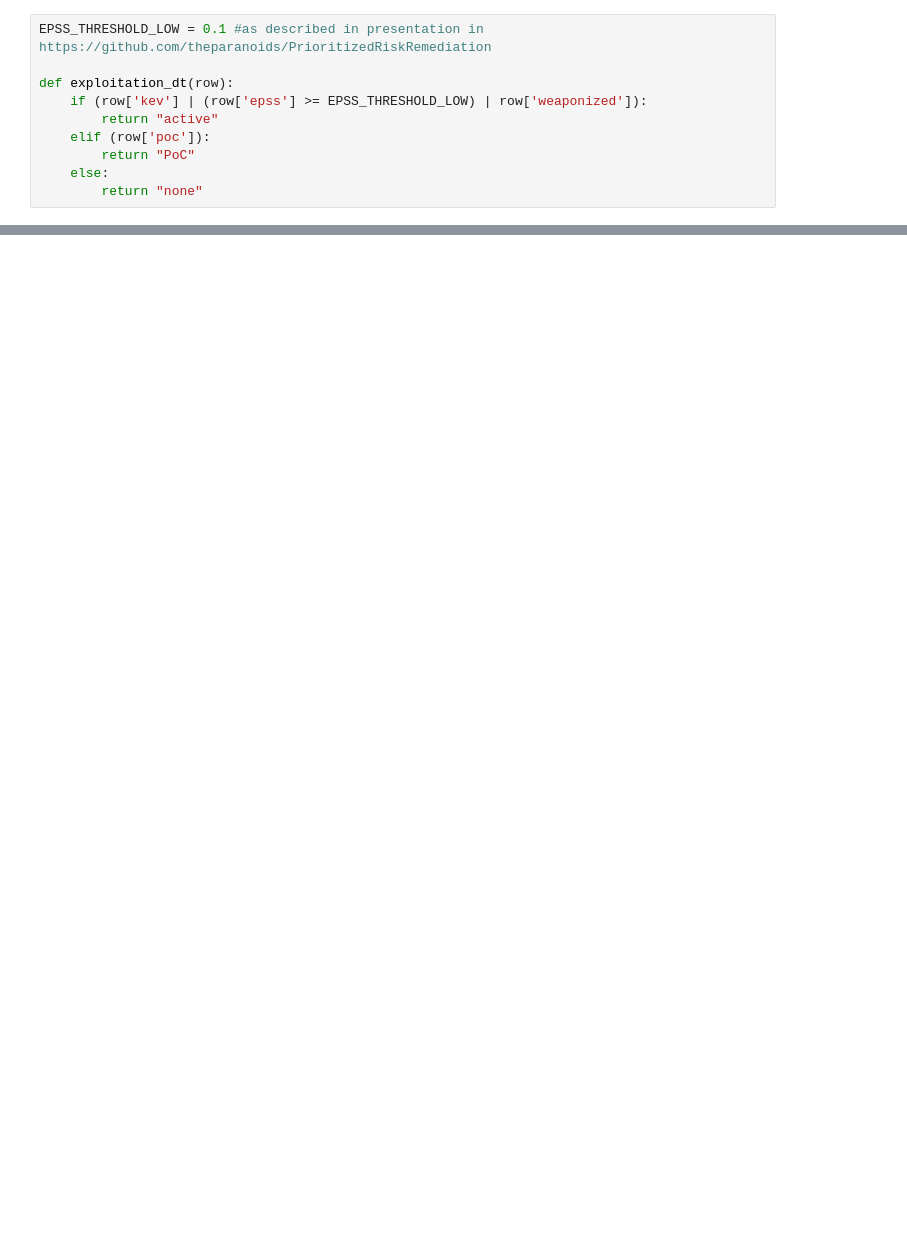
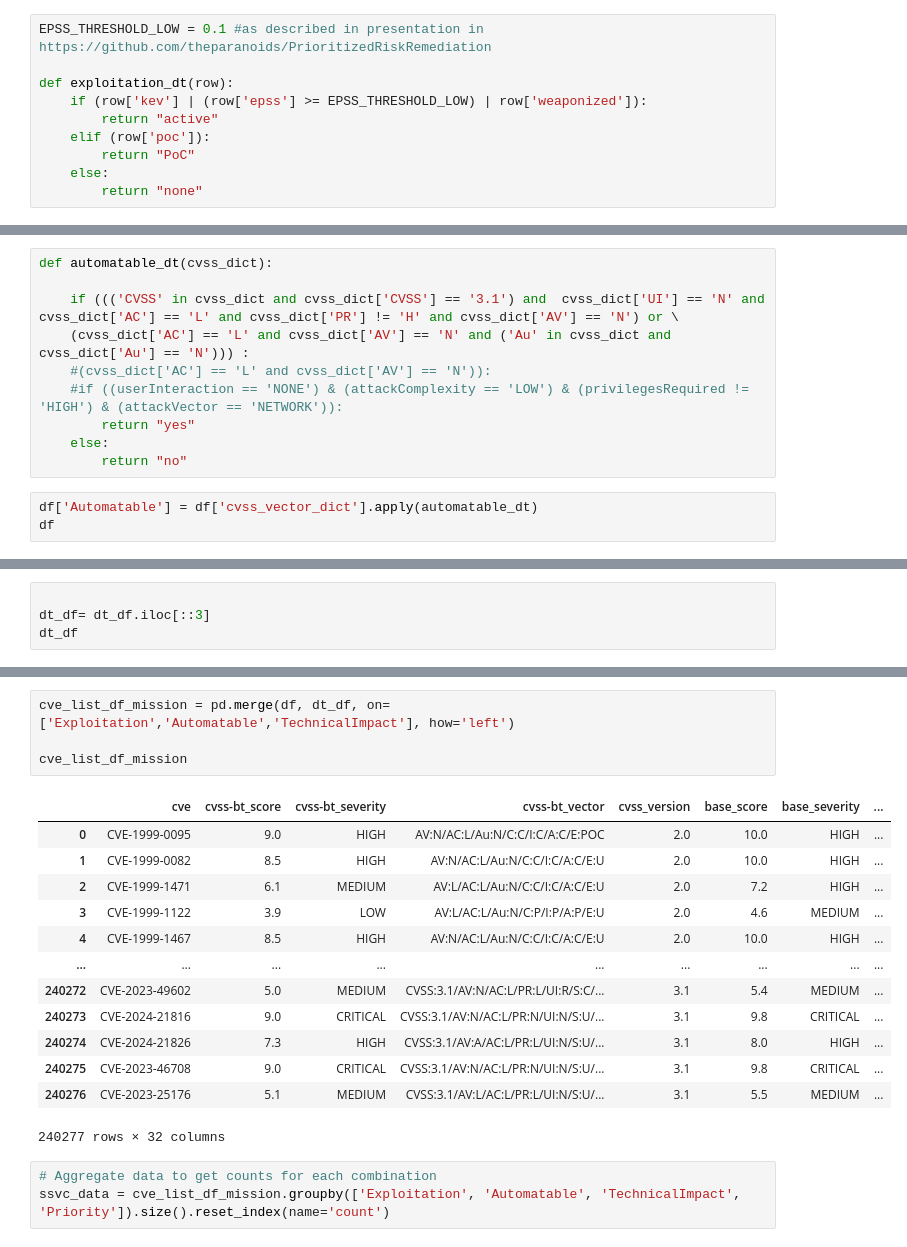
Before and after one commit to RiskBasedPrioritization/RiskBasedPrioritizationAnalysis, a Jupyter notebook: analysis/cvss-bt.ipynb, the cells around one changed output, grey strips where cells are left out. Cells and saved outputs as stored; diff of their text form; blank space fills up the shorter version.

```diff
--- a/analysis/cvss-bt.ipynb
+++ b/analysis/cvss-bt.ipynb
@@ -441,0 +598,13 @@ def technical_impact_dt(confidentialityImpact, integrityImpact):
+# %%
+def automatable_dt(cvss_dict):
+
+    if ((('CVSS' in cvss_dict and cvss_dict['CVSS'] == '3.1') and  cvss_dict['UI'] == 'N' and cvss_dict['AC'] == 'L' and cvss_dict['PR'] != 'H' and cvss_dict['AV'] == 'N') or \
+    (cvss_dict['AC'] == 'L' and cvss_dict['AV'] == 'N' and ('Au' in cvss_dict and cvss_dict['Au'] == 'N'))) :
+    #(cvss_dict['AC'] == 'L' and cvss_dict['AV'] == 'N')):
+    #if ((userInteraction == 'NONE') & (attackComplexity == 'LOW') & (privilegesRequired != 'HIGH') & (attackVector == 'NETWORK')):
+        return "yes"
+    else:
+        return "no"
+# %%
+df['Automatable'] = df['cvss_vector_dict'].apply(automatable_dt)
+df
@@ -441,0 +650,4 @@ def technical_impact_dt(confidentialityImpact, integrityImpact):
+# %%
+
+dt_df= dt_df.iloc[::3]
+dt_df
@@ -441,0 +668,21 @@ def technical_impact_dt(confidentialityImpact, integrityImpact):
+# %%
+cve_list_df_mission = pd.merge(df, dt_df, on=['Exploitation','Automatable','TechnicalImpact'], how='left')
+
+cve_list_df_mission
+# %% [output]
+|  | cve | cvss-bt_score | cvss-bt_severity | cvss-bt_vector | cvss_version | base_score | base_severity | ... |
+| 0 | CVE-1999-0095 | 9.0 | HIGH | AV:N/AC:L/Au:N/C:C/I:C/A:C/E:POC | 2.0 | 10.0 | HIGH | ... |
+| 1 | CVE-1999-0082 | 8.5 | HIGH | AV:N/AC:L/Au:N/C:C/I:C/A:C/E:U | 2.0 | 10.0 | HIGH | ... |
+| 2 | CVE-1999-1471 | 6.1 | MEDIUM | AV:L/AC:L/Au:N/C:C/I:C/A:C/E:U | 2.0 | 7.2 | HIGH | ... |
+| 3 | CVE-1999-1122 | 3.9 | LOW | AV:L/AC:L/Au:N/C:P/I:P/A:P/E:U | 2.0 | 4.6 | MEDIUM | ... |
+| 4 | CVE-1999-1467 | 8.5 | HIGH | AV:N/AC:L/Au:N/C:C/I:C/A:C/E:U | 2.0 | 10.0 | HIGH | ... |
+| ... | ... | ... | ... | ... | ... | ... | ... | ... |
+| 240272 | CVE-2023-49602 | 5.0 | MEDIUM | CVSS:3.1/AV:N/AC:L/PR:L/UI:R/S:C/... | 3.1 | 5.4 | MEDIUM | ... |
+| 240273 | CVE-2024-21816 | 9.0 | CRITICAL | CVSS:3.1/AV:N/AC:L/PR:N/UI:N/S:U/... | 3.1 | 9.8 | CRITICAL | ... |
+| 240274 | CVE-2024-21826 | 7.3 | HIGH | CVSS:3.1/AV:A/AC:L/PR:L/UI:N/S:U/... | 3.1 | 8.0 | HIGH | ... |
+| 240275 | CVE-2023-46708 | 9.0 | CRITICAL | CVSS:3.1/AV:N/AC:L/PR:N/UI:N/S:U/... | 3.1 | 9.8 | CRITICAL | ... |
+| 240276 | CVE-2023-25176 | 5.1 | MEDIUM | CVSS:3.1/AV:L/AC:L/PR:L/UI:N/S:U/... | 3.1 | 5.5 | MEDIUM | ... |
+240277 rows × 32 columns
+# %%
+# Aggregate data to get counts for each combination
+ssvc_data = cve_list_df_mission.groupby(['Exploitation', 'Automatable', 'TechnicalImpact', 'Priority']).size().reset_index(name='count')
```
Also changed, not shown: parts of 21 cells of this notebook.
